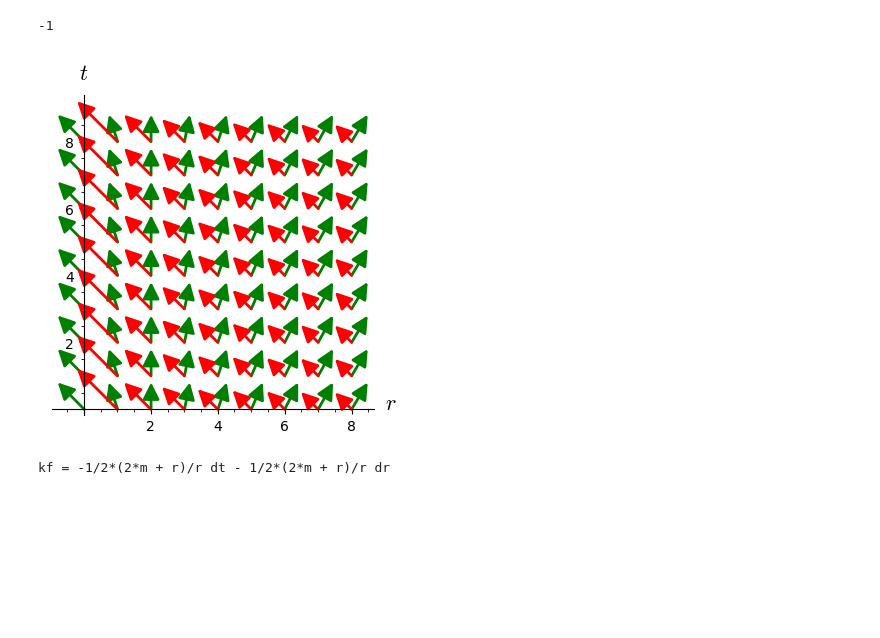
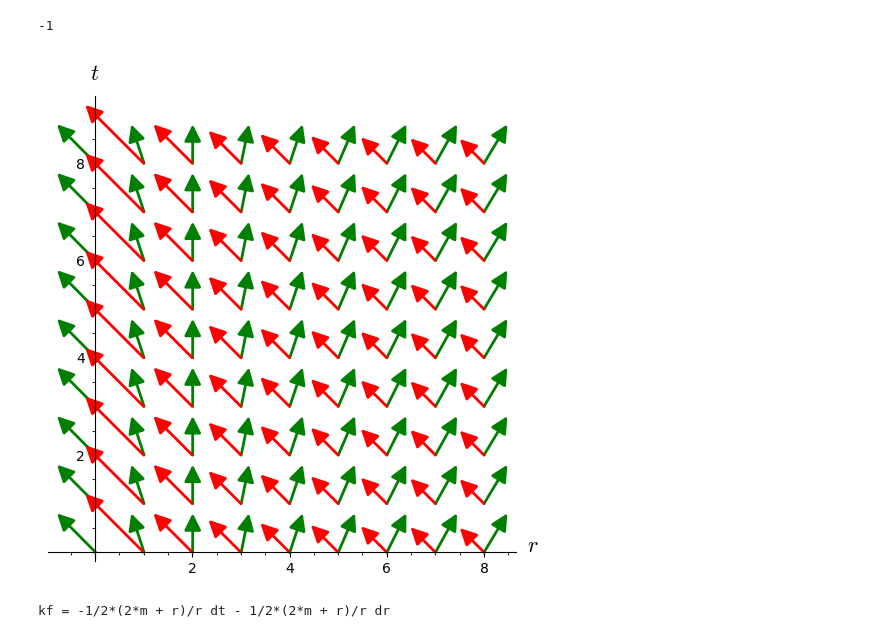
Before and after one commit to egourgoulhon/BHLectures, a Jupyter notebook: sage/Schwarzschild_horizon.ipynb, the cells around one changed output. Saved outputs shown, nothing was run; the diff lists cells and outputs as text; code cells hidden in the pictures; blank space fills up the shorter version.

```diff
--- a/sage/Schwarzschild_horizon.ipynb
+++ b/sage/Schwarzschild_horizon.ipynb
@@ -111,5 +112,5 @@ graph.save('def_Schwarz_Hu.pdf', aspect_ratio=True, axes_labels=[r'$r/m$', r'$t/
 # %%
-du = u.differential()
+du = diff(u)
 print(du)
 du.display()
 # %% [output]
@@ -268,12 +269,12 @@ g(k,l).expr()
 # %%
 graph_k = k.plot(ambient_coords=(r,t), ranges={r:(1,8), t:(0,8)}, number_values={r:8, t:9},
                  fixed_coords={th:pi/2, ph:pi}, parameters={m:1}, color='red',
                  scale=0.8, aspect_ratio=1)
 graph_lk = graph_l+graph_k
-show(graph_lk)
-graph_lk.save('def_plot_lk.pdf')
+show(graph_lk, figsize=8)
+graph_lk.save('def_plot_lk.pdf', figsize=8)
 # %% [output]
-[figure, old version]
+[figure, new version]
 # %%
 k_form = k.down(g)
 k_form.set_name('kf', latex_name=r'\underline{k}')
```
Also changed, not shown: parts of 23 cells of this notebook, 3 other files.
